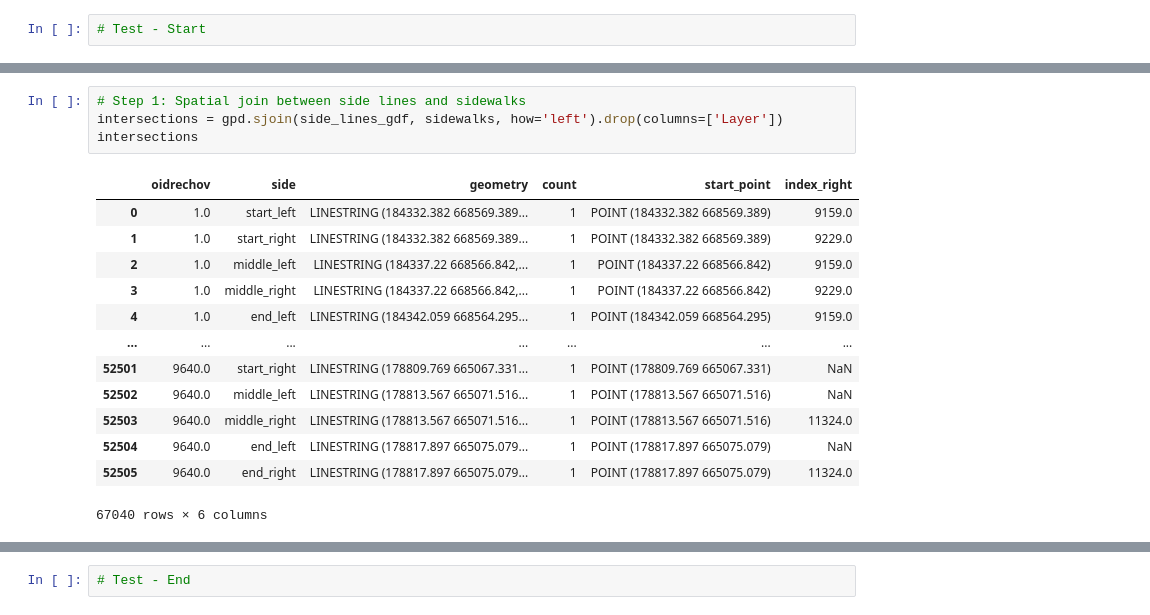
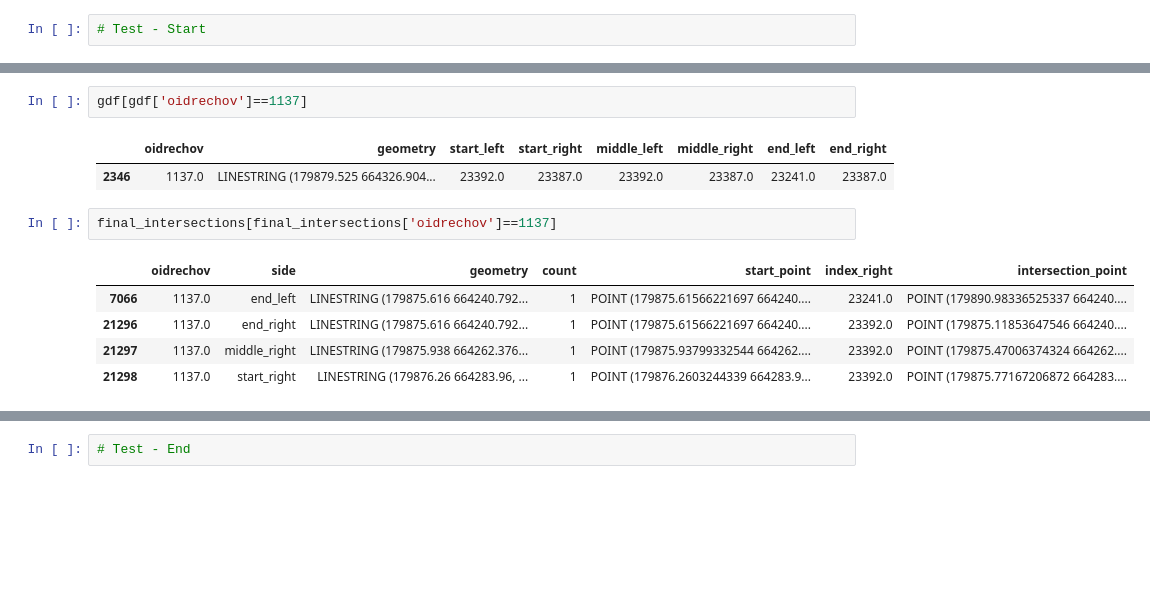
Before and after one commit to achic19/ASC2, a Jupyter notebook: code/sidewalk_width.ipynb, the cells around one changed output, grey strips where cells are left out. Cells and saved outputs as stored; diff of their text form; blank space fills up the shorter version.

```diff
--- a/code/sidewalk_width.ipynb
+++ b/code/sidewalk_width.ipynb
@@ -368,18 +347,13 @@ intersections.set_index('oidrechov').loc[3901]
-# %%
-# Step 1: Spatial join between side lines and sidewalks
-intersections = gpd.sjoin(side_lines_gdf, sidewalks, how='left').drop(columns=['Layer'])
-intersections
-# %% [output]
-|  | oidrechov | side | geometry | count | start_point | index_right |
-| 0 | 1.0 | start_left | LINESTRING (184332.382 668569.389... | 1 | POINT (184332.382 668569.389) | 9159.0 |
-| 1 | 1.0 | start_right | LINESTRING (184332.382 668569.389... | 1 | POINT (184332.382 668569.389) | 9229.0 |
-| 2 | 1.0 | middle_left | LINESTRING (184337.22 668566.842,... | 1 | POINT (184337.22 668566.842) | 9159.0 |
-| 3 | 1.0 | middle_right | LINESTRING (184337.22 668566.842,... | 1 | POINT (184337.22 668566.842) | 9229.0 |
-| 4 | 1.0 | end_left | LINESTRING (184342.059 668564.295... | 1 | POINT (184342.059 668564.295) | 9159.0 |
-| ... | ... | ... | ... | ... | ... | ... |
-| 52501 | 9640.0 | start_right | LINESTRING (178809.769 665067.331... | 1 | POINT (178809.769 665067.331) | NaN |
-| 52502 | 9640.0 | middle_left | LINESTRING (178813.567 665071.516... | 1 | POINT (178813.567 665071.516) | NaN |
-| 52503 | 9640.0 | middle_right | LINESTRING (178813.567 665071.516... | 1 | POINT (178813.567 665071.516) | 11324.0 |
-| 52504 | 9640.0 | end_left | LINESTRING (178817.897 665075.079... | 1 | POINT (178817.897 665075.079) | NaN |
-| 52505 | 9640.0 | end_right | LINESTRING (178817.897 665075.079... | 1 | POINT (178817.897 665075.079) | 11324.0 |
-67040 rows × 6 columns
+# %%
+gdf[gdf['oidrechov']==1137]
+# %% [output]
+|  | oidrechov | geometry | start_left | start_right | middle_left | middle_right | end_left | end_right |
+| 2346 | 1137.0 | LINESTRING (179879.525 664326.904... | 23392.0 | 23387.0 | 23392.0 | 23387.0 | 23241.0 | 23387.0 |
+# %%
+final_intersections[final_intersections['oidrechov']==1137]
+# %% [output]
+|  | oidrechov | side | geometry | count | start_point | index_right | intersection_point |
+| 7066 | 1137.0 | end_left | LINESTRING (179875.616 664240.792... | 1 | POINT (179875.61566221697 664240.... | 23241.0 | POINT (179890.98336525337 664240.... |
+| 21296 | 1137.0 | end_right | LINESTRING (179875.616 664240.792... | 1 | POINT (179875.61566221697 664240.... | 23392.0 | POINT (179875.11853647546 664240.... |
+| 21297 | 1137.0 | middle_right | LINESTRING (179875.938 664262.376... | 1 | POINT (179875.93799332544 664262.... | 23392.0 | POINT (179875.47006374324 664262.... |
+| 21298 | 1137.0 | start_right | LINESTRING (179876.26 664283.96, ... | 1 | POINT (179876.2603244339 664283.9... | 23392.0 | POINT (179875.77167206872 664283.... |
```
Also changed, not shown: parts of 37 cells of this notebook.
